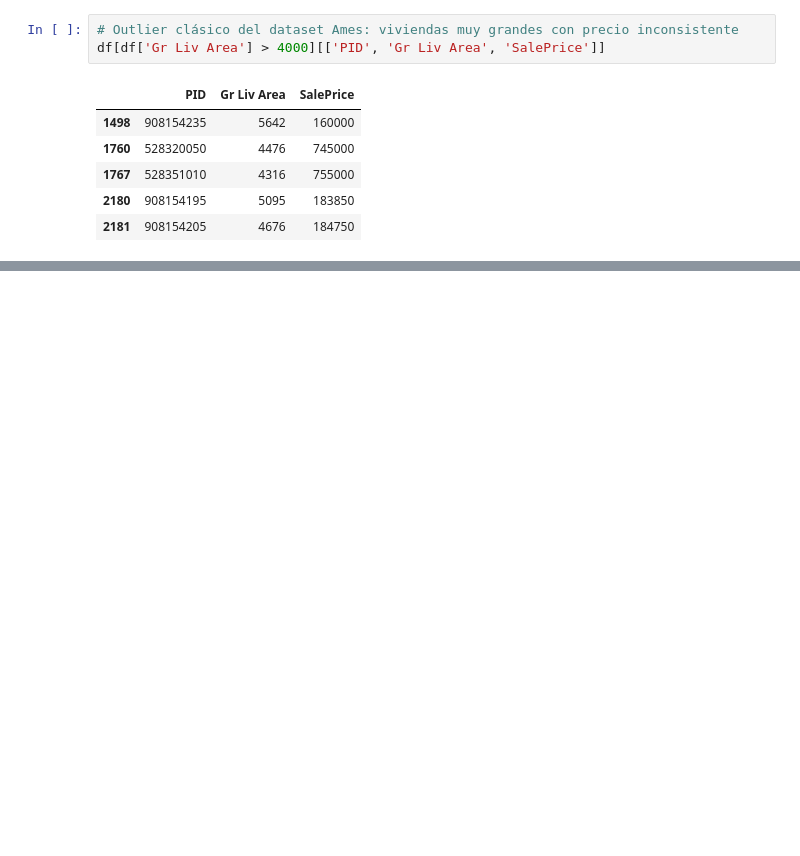
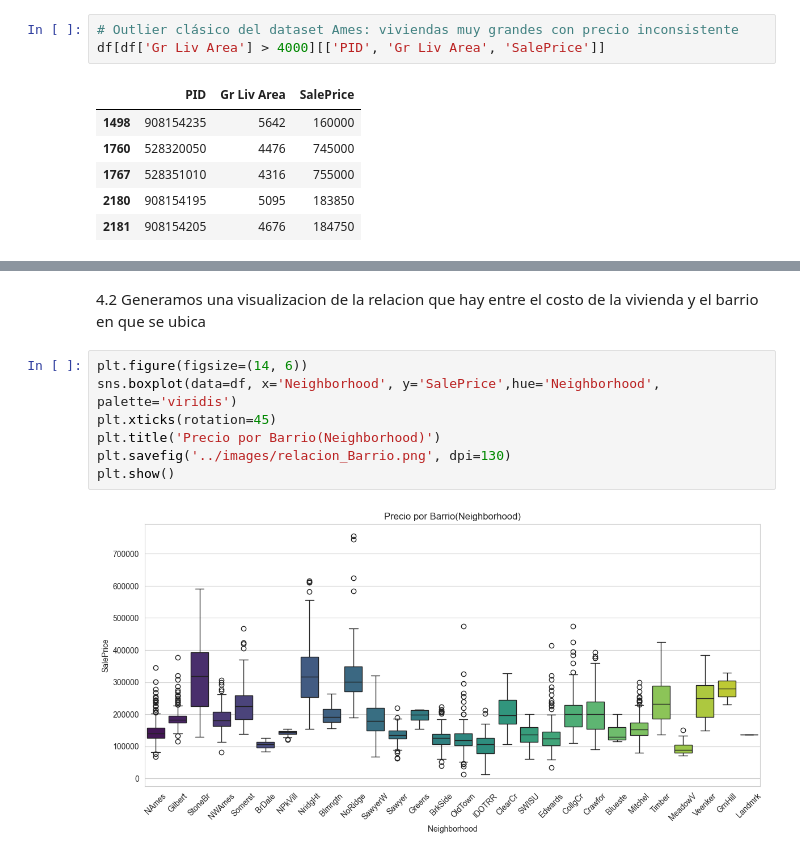
Before and after one commit to benjabarreraduoc/ProyectoHausing, a Jupyter notebook: notebooks/01_eda_housing.ipynb, the cells around one changed output, grey strips where cells are left out. Saved outputs shown, nothing was run; the diff lists cells and outputs as text; blank space fills up the shorter version.

```diff
--- a/notebooks/01_eda_housing.ipynb
+++ b/notebooks/01_eda_housing.ipynb
@@ -214,0 +285,11 @@ entre familiares o una condición particular de la propiedad no capturada por ot
+# %% [markdown]
+4.2 Generamos una visualizacion de la relacion que hay entre el costo de la vivienda y el barrio en que se ubica
+# %%
+plt.figure(figsize=(14, 6))
+sns.boxplot(data=df, x='Neighborhood', y='SalePrice',hue='Neighborhood', palette='viridis')
+plt.xticks(rotation=45)
+plt.title('Precio por Barrio(Neighborhood)')
+plt.savefig('../images/relacion_Barrio.png', dpi=130)
+plt.show()
+# %% [output]
+[figure, added]
```
Also changed, not shown: parts of 16 cells of this notebook, 5 other files.
